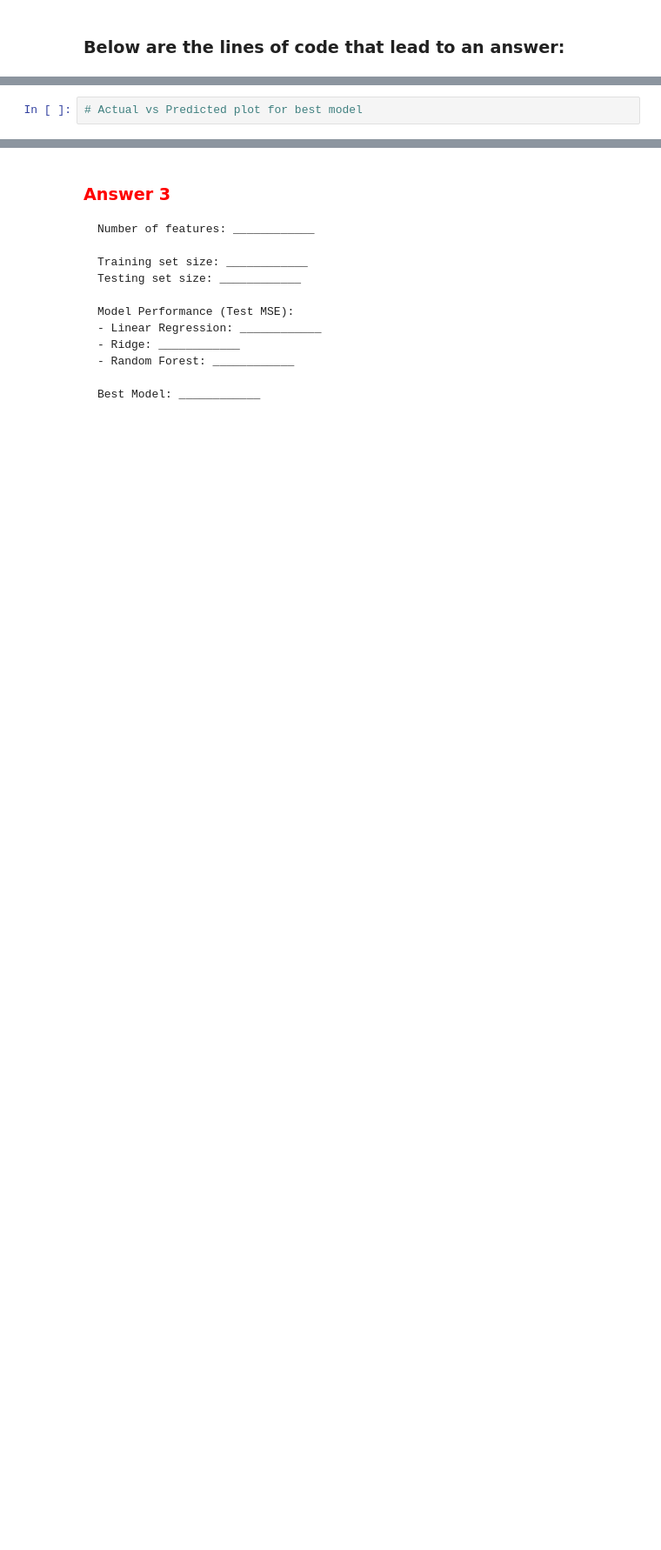
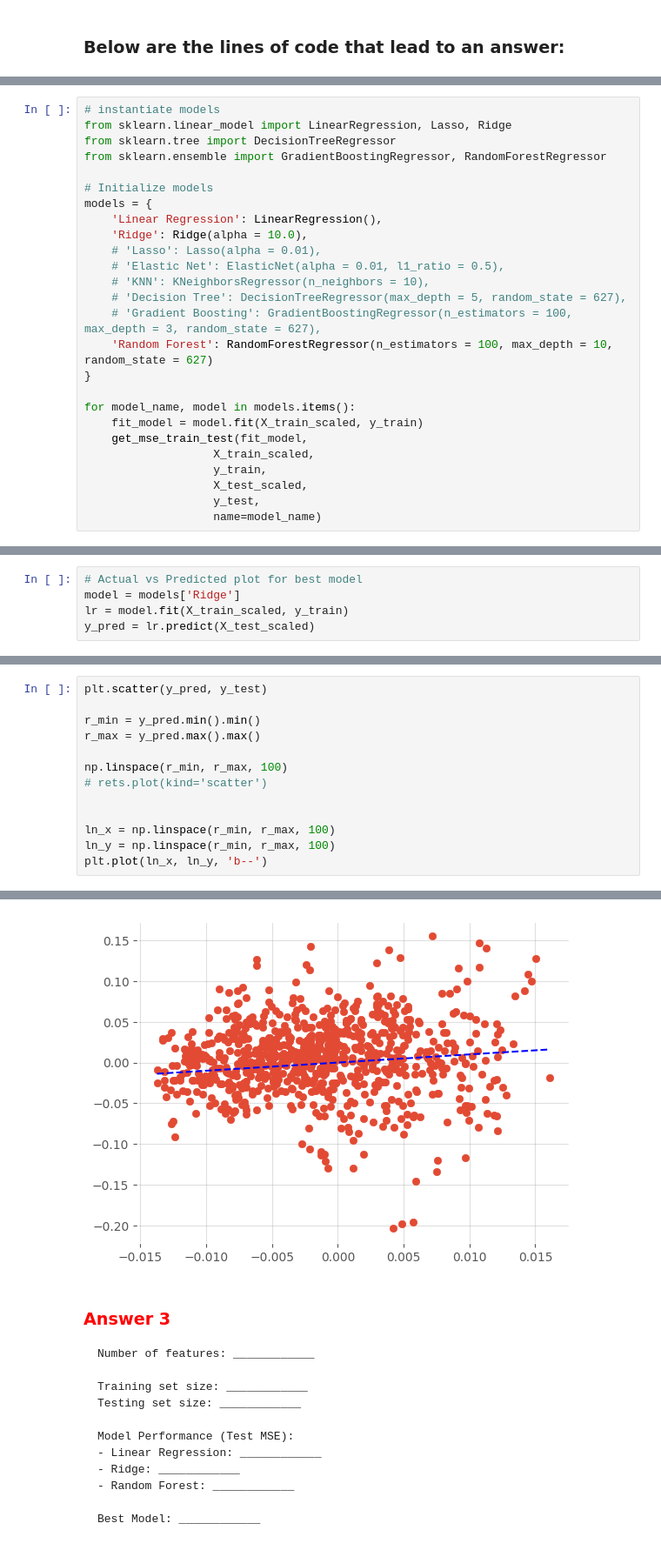
Before and after one commit to changjulian17/qf627, a Jupyter notebook: mock_paper/mock_paper_3/QF627_Mock_Exam_1Hour.ipynb, the cells around one changed output, grey strips where cells are left out. Shown at 87% size. Cells and saved outputs as stored; diff of their text form; blank space fills up the shorter version.

```diff
--- a/mock_paper/mock_paper_3/QF627_Mock_Exam_1Hour.ipynb
+++ b/mock_paper/mock_paper_3/QF627_Mock_Exam_1Hour.ipynb
@@ -365,0 +703,26 @@ models = {
+# %%
+# instantiate models
+from sklearn.linear_model import LinearRegression, Lasso, Ridge
+from sklearn.tree import DecisionTreeRegressor
+from sklearn.ensemble import GradientBoostingRegressor, RandomForestRegressor
+
+# Initialize models
+models = {
+    'Linear Regression': LinearRegression(),
+    'Ridge': Ridge(alpha = 10.0),
+    # 'Lasso': Lasso(alpha = 0.01),
+    # 'Elastic Net': ElasticNet(alpha = 0.01, l1_ratio = 0.5),
+    # 'KNN': KNeighborsRegressor(n_neighbors = 10),
+    # 'Decision Tree': DecisionTreeRegressor(max_depth = 5, random_state = 627),
+    # 'Gradient Boosting': GradientBoostingRegressor(n_estimators = 100, max_depth = 3, random_state = 627),
+    'Random Forest': RandomForestRegressor(n_estimators = 100, max_depth = 10, random_state = 627)
+}
+
+for model_name, model in models.items():
+    fit_model = model.fit(X_train_scaled, y_train)
+    get_mse_train_test(fit_model,
+                   X_train_scaled,
+                   y_train,
+                   X_test_scaled,
+                   y_test,
+                   name=model_name)
@@ -368,2 +773,5 @@ models = {
 # %%
 # Actual vs Predicted plot for best model
+model = models['Ridge']
+lr = model.fit(X_train_scaled, y_train)
+y_pred = lr.predict(X_test_scaled)
@@ -369,0 +782,14 @@ models = {
+# %%
+plt.scatter(y_pred, y_test)
+
+r_min = y_pred.min().min()
+r_max = y_pred.max().max()
+
+np.linspace(r_min, r_max, 100)
+# rets.plot(kind='scatter')
+
+
+ln_x = np.linspace(r_min, r_max, 100)
+ln_y = np.linspace(r_min, r_max, 100)
+plt.plot(ln_x, ln_y, 'b--')
+# %% [output]
@@ -370,3 +797,4 @@ models = {
+[figure, added]
 # %% [markdown]
 ### <font color = red> Answer 3 </font>
 
```
Also changed, not shown: parts of 49 cells of this notebook, 1 other file.
